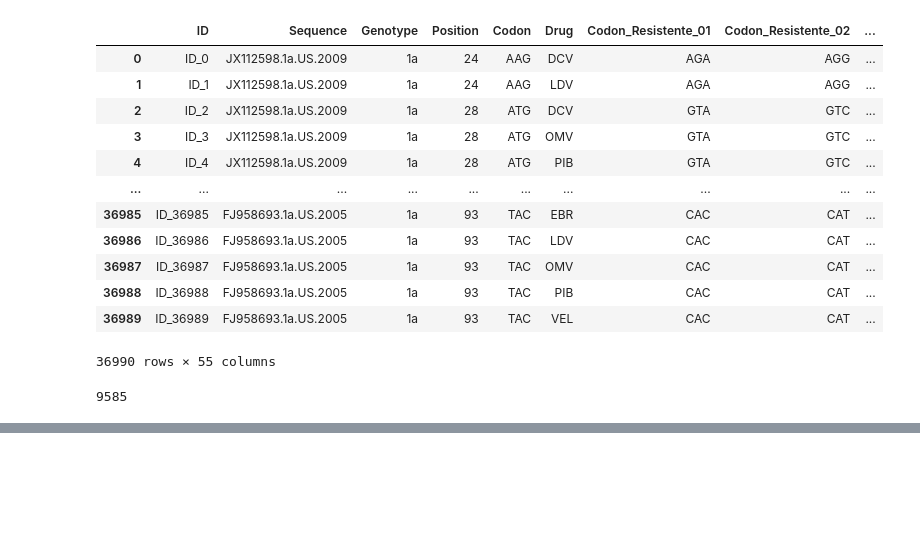
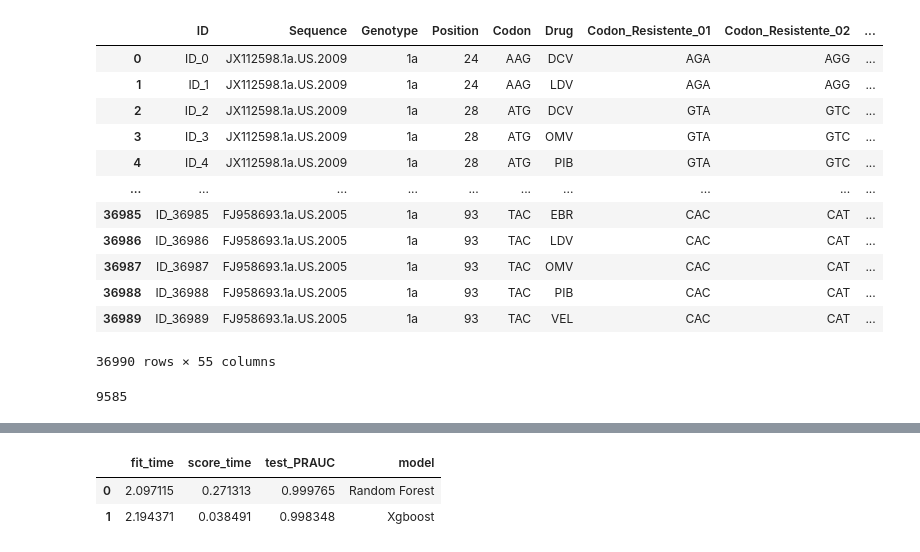
Before and after one commit to Douglas47/MasterDegreeHCV, a Jupyter notebook: Notebooks/Fase_05.ipynb, the cells around one changed output, grey strips where cells are left out. Saved outputs shown, nothing was run; the diff lists cells and outputs as text; code cells hidden in the pictures; blank space fills up the shorter version.

```diff
--- a/Notebooks/Fase_05.ipynb
+++ b/Notebooks/Fase_05.ipynb
@@ -145,20 +179,35 @@ preprocessor = ColumnTransformer(transformers=transformers)
 # %%
 # calculate precision-recall area under curve
-def pr_auc(y_true, predict_proba):
+def pr_auc(y_true, probas_pred):
     # calculate precision-recall curve
-    p, r,  = precision_recall_curve(y_true, predict_proba)
+    p, r, _ = precision_recall_curve(y_true, probas_pred)
     # calculate area under curve
     return auc(r, p)
 
 
 # evaluate a model
 def evaluate_model(X, y, model):
-    # define evaluation procedure
-    cv = RepeatedStratifiedKFold(n_splits=10, n_repeats=3, random_state=1)
+
+    cv = StratifiedKFold(n_splits=10, n_sample_test=800)
+
+    cv = cv.split(sequence_list=sequence_list, final_df=final_df)
+
+
     # define the model evaluation the metric
-    metric = make_scorer(pr_auc, needs_proba=True)
+    scoring = {'PRAUC': make_scorer(pr_auc, needs_proba=True)}
     # evaluate model
-    scores = cross_val_score(model, X, y, cv=cv, n_jobs=-1)
+    scores = cross_validate(estimator=model,
+                            X=X,
+                            y=y,
+                            cv=cv,
+                            scoring=scoring,
+                            n_jobs=-1)
+
+    for key, value in scores.items():
+
+        scores.update({key: np.mean(value)})
+
+
     return scores
 # %%
 def get_class_weights(y):
@@ -187,7 +236,8 @@ def get_models():
     # Define classifier
 
     # Random Forest - rf
-    steps = [step_0, ('rf', RandomForestClassifier(n_jobs=-1, class_weight='balanced'))]
+    steps = [step_0, ('rf', RandomForestClassifier(n_jobs=-1,
+                                                   class_weight='balanced'))]
     models['Random Forest'] = Pipeline(steps=steps)
 
 
@@ -218,8 +260,12 @@ for model in models:
     print("-> Model %s" % (model))
     # evalute the model and store results
     scores = evaluate_model(X, y, models[model])
+
+    scores['model'] = model
     results.append(scores)
-    # summarize performance
-    print("-> Mean PR AUC: %.3f (%.3f)" % (mean(scores), std(scores)))
+
+
+results = pd.DataFrame(data=results)
+results
 # %% [output]
 -> Model Random Forest
@@ -229,0 +275,3 @@ Wall time: 26.7 s
+|  | fit_time | score_time | test_PRAUC | model |
+| 0 | 2.097115 | 0.271313 | 0.999765 | Random Forest |
+| 1 | 2.194371 | 0.038491 | 0.998348 | Xgboost |
```
Also changed, not shown: parts of 9 cells of this notebook, 2 other files.
